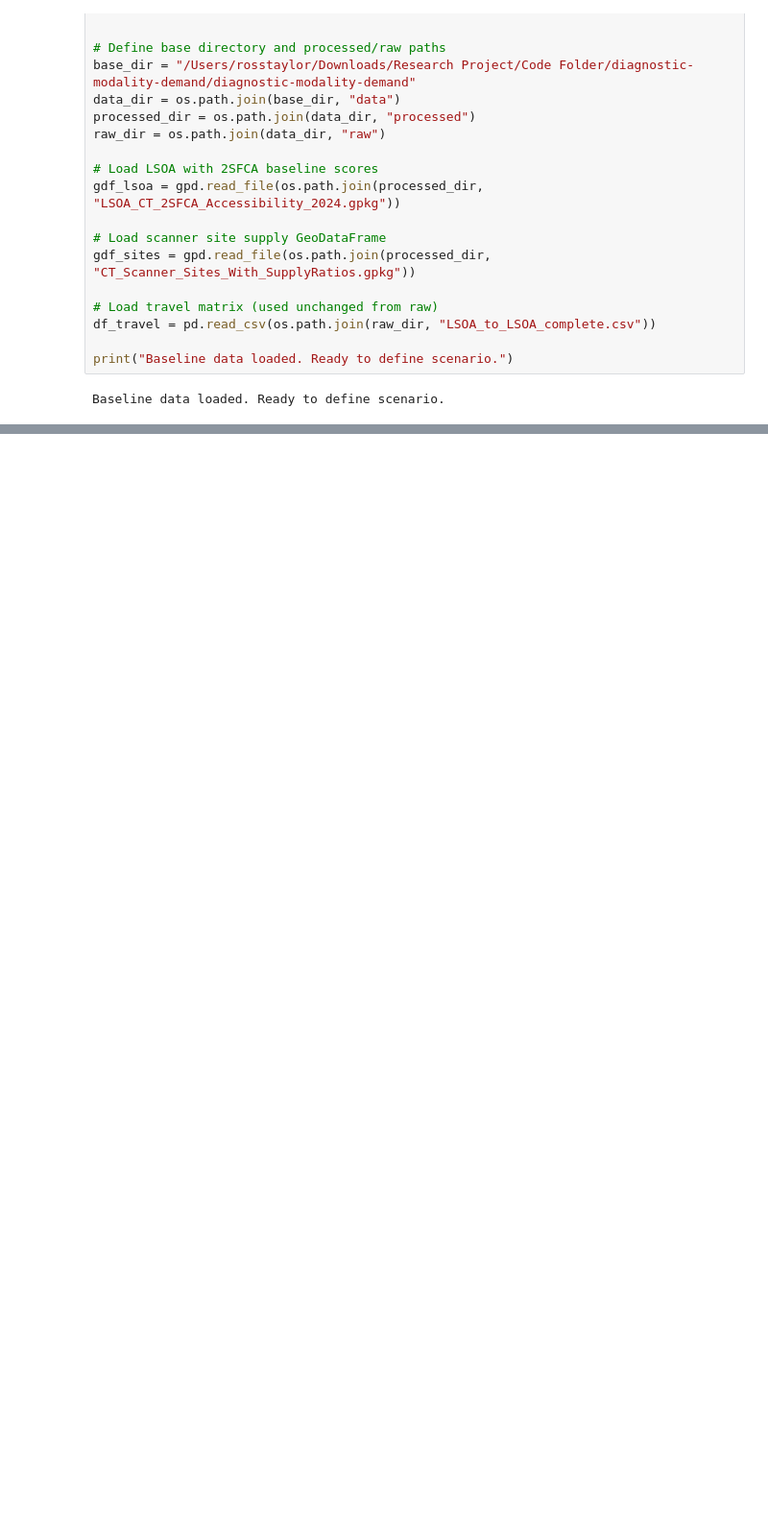
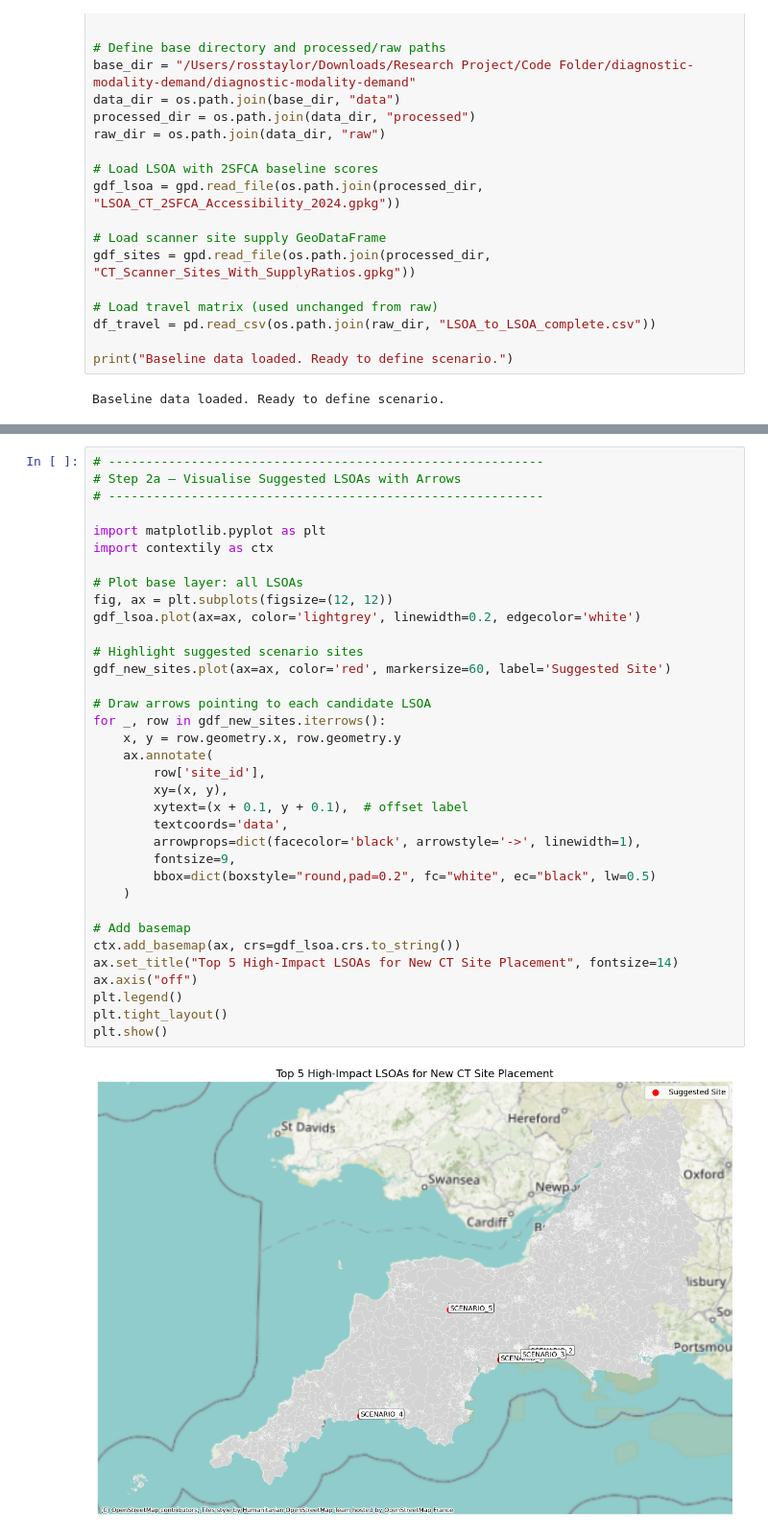
Before and after one commit to RossTylr/diagnostic-modality-demand, a Jupyter notebook: notebooks/04a2_Two-Step_Floating_Catchment_Area_Scenario_Modelling.ipynb, the cells around one changed output, grey strips where cells are left out. Shown at 96% size. Cells and saved outputs as stored; diff of their text form; blank space fills up the shorter version.

Commit message:
Complete 2SFCA scenario testing

```diff
--- a/notebooks/04a2_Two-Step_Floating_Catchment_Area_Scenario_Modelling.ipynb
+++ b/notebooks/04a2_Two-Step_Floating_Catchment_Area_Scenario_Modelling.ipynb
@@ -35,0 +105,37 @@ Baseline data loaded. Ready to define scenario.
+# %%
+# ----------------------------------------------------------
+# Step 2a – Visualise Suggested LSOAs with Arrows
+# ----------------------------------------------------------
+
+import matplotlib.pyplot as plt
+import contextily as ctx
+
+# Plot base layer: all LSOAs
+fig, ax = plt.subplots(figsize=(12, 12))
+gdf_lsoa.plot(ax=ax, color='lightgrey', linewidth=0.2, edgecolor='white')
+
+# Highlight suggested scenario sites
+gdf_new_sites.plot(ax=ax, color='red', markersize=60, label='Suggested Site')
+
+# Draw arrows pointing to each candidate LSOA
+for _, row in gdf_new_sites.iterrows():
+    x, y = row.geometry.x, row.geometry.y
+    ax.annotate(
+        row['site_id'],
+        xy=(x, y),
+        xytext=(x + 0.1, y + 0.1),  # offset label
+        textcoords='data',
+        arrowprops=dict(facecolor='black', arrowstyle='->', linewidth=1),
+        fontsize=9,
+        bbox=dict(boxstyle="round,pad=0.2", fc="white", ec="black", lw=0.5)
+    )
+
+# Add basemap
+ctx.add_basemap(ax, crs=gdf_lsoa.crs.to_string())
+ax.set_title("Top 5 High-Impact LSOAs for New CT Site Placement", fontsize=14)
+ax.axis("off")
+plt.legend()
+plt.tight_layout()
+plt.show()
+# %% [output]
+[figure, added]
```
Also changed, not shown: parts of 6 cells of this notebook, 1 other file.
